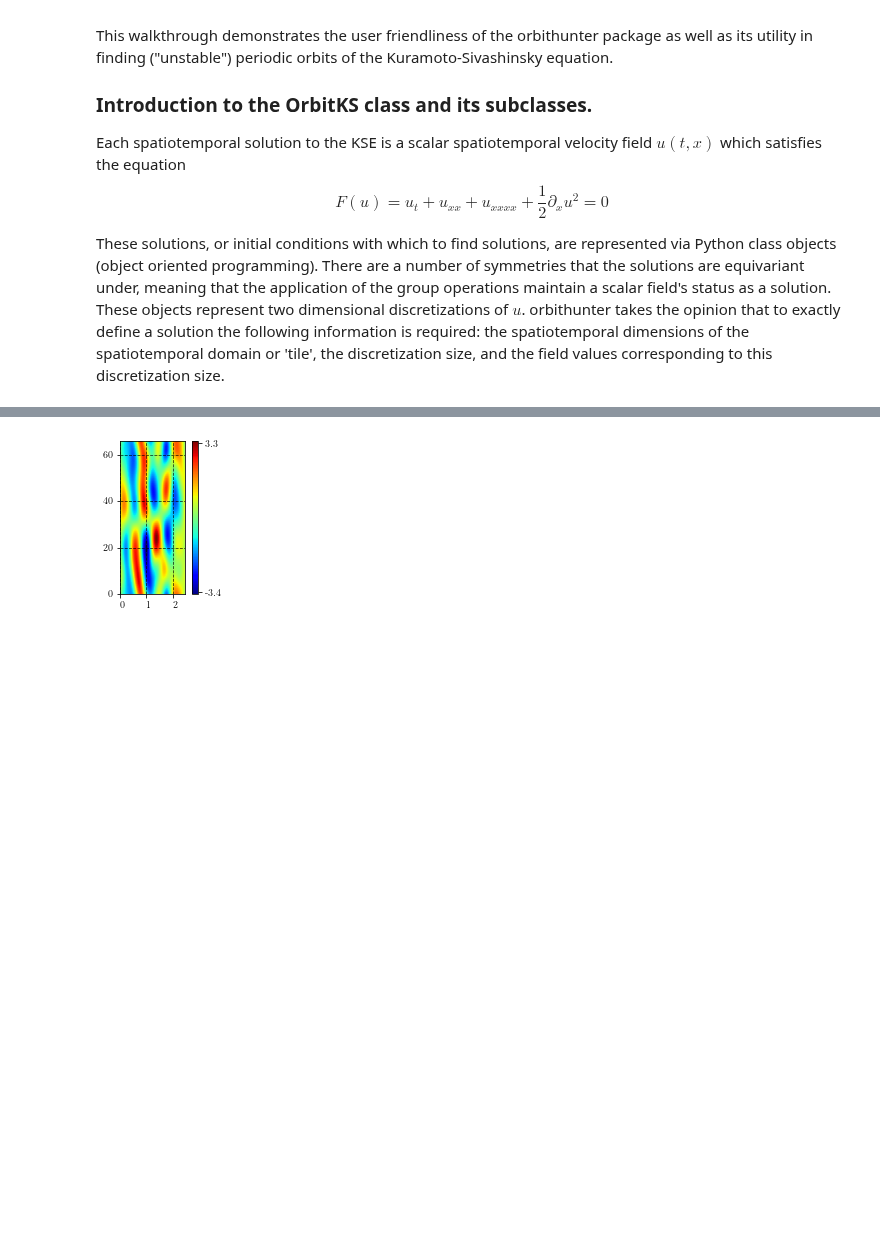
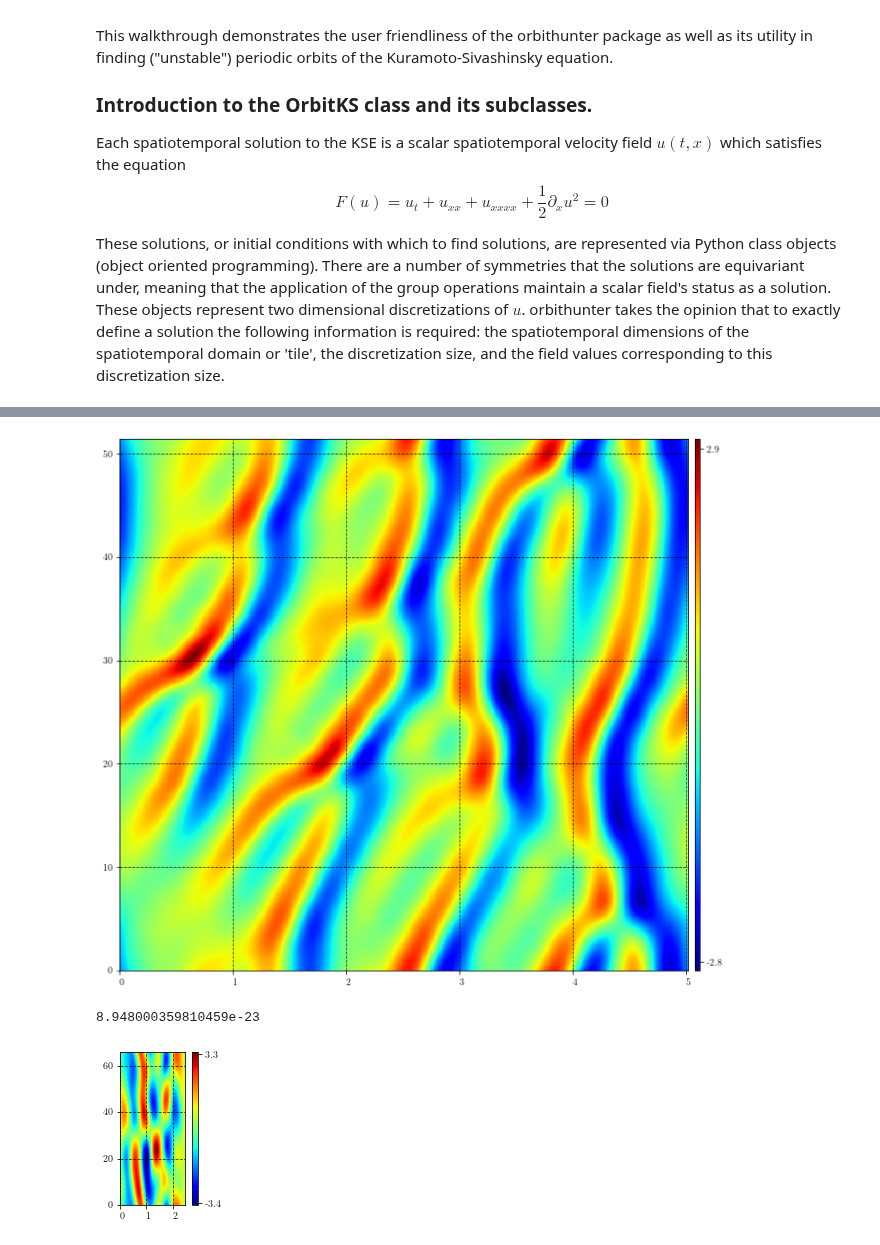
Before and after one commit to chaotic-systems/orbithunter, a Jupyter notebook: notebooks/hunting_demo.ipynb, the cells around one changed output, grey strips where cells are left out. Saved outputs shown, nothing was run; the diff lists cells and outputs as text; code cells hidden in the pictures; blank space fills up the shorter version.

```diff
--- a/notebooks/hunting_demo.ipynb
+++ b/notebooks/hunting_demo.ipynb
@@ -26,3 +34,11 @@ These solutions, or initial conditions with which to find solutions, are represe
+# %%
+read_h5('RelativeOrbitKS_T51p407_L44p549.h5').plot(fundamental_domain=False, figsize=(10,10))
+# %% [output]
+[figure, added]
+# %%
+read_h5('RelativeOrbitKS_T51p407_L44p549.h5').residual()
+# %% [output]
+8.948000359810459e-23
 # %%
 orbit_example = OrbitKS(seed=5, parameters=(66, 22, 0.), N=24, M=32, tscale=1, xscale=3).rescale(3.5)
 orbit_example.plot()
```
Also changed, not shown: parts of 2 cells of this notebook, 36 other files.
